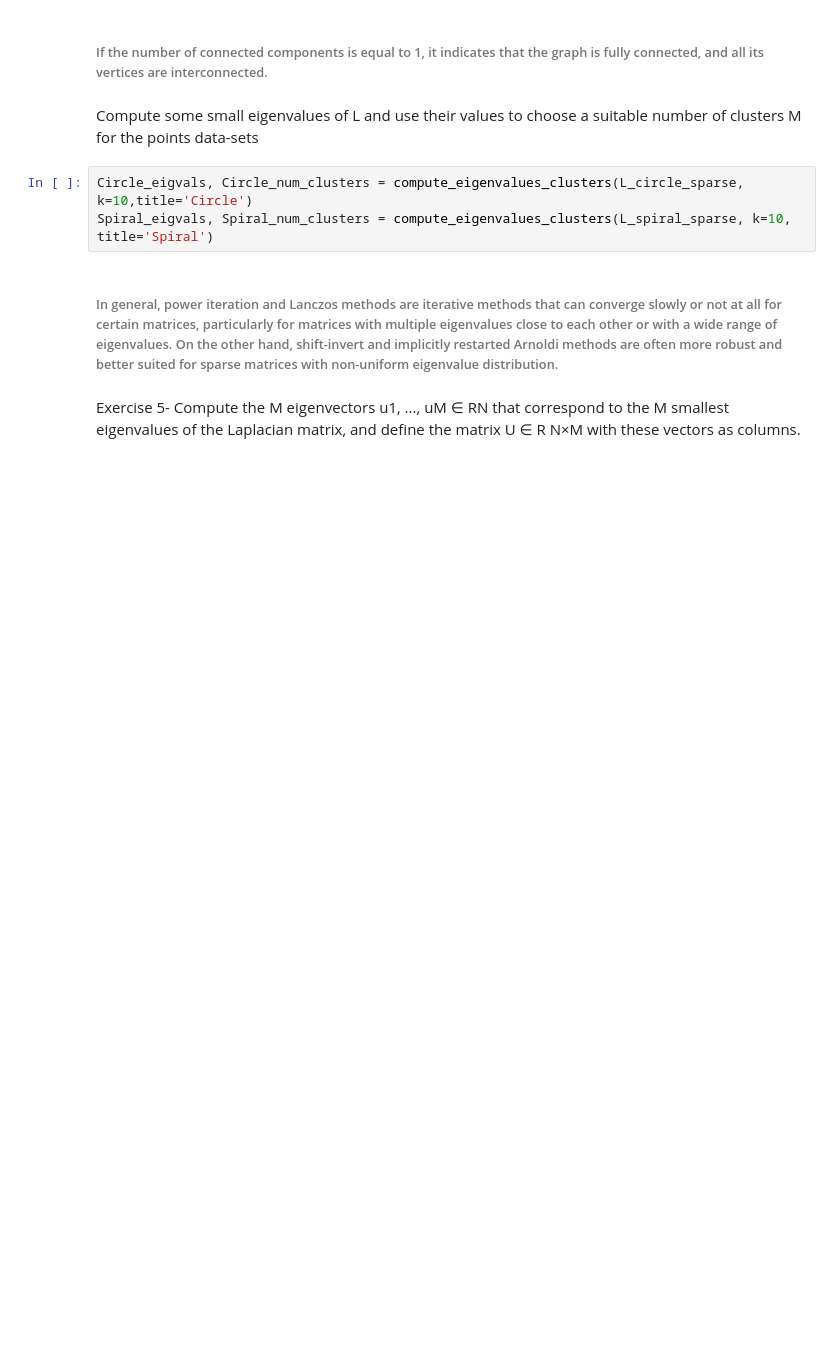
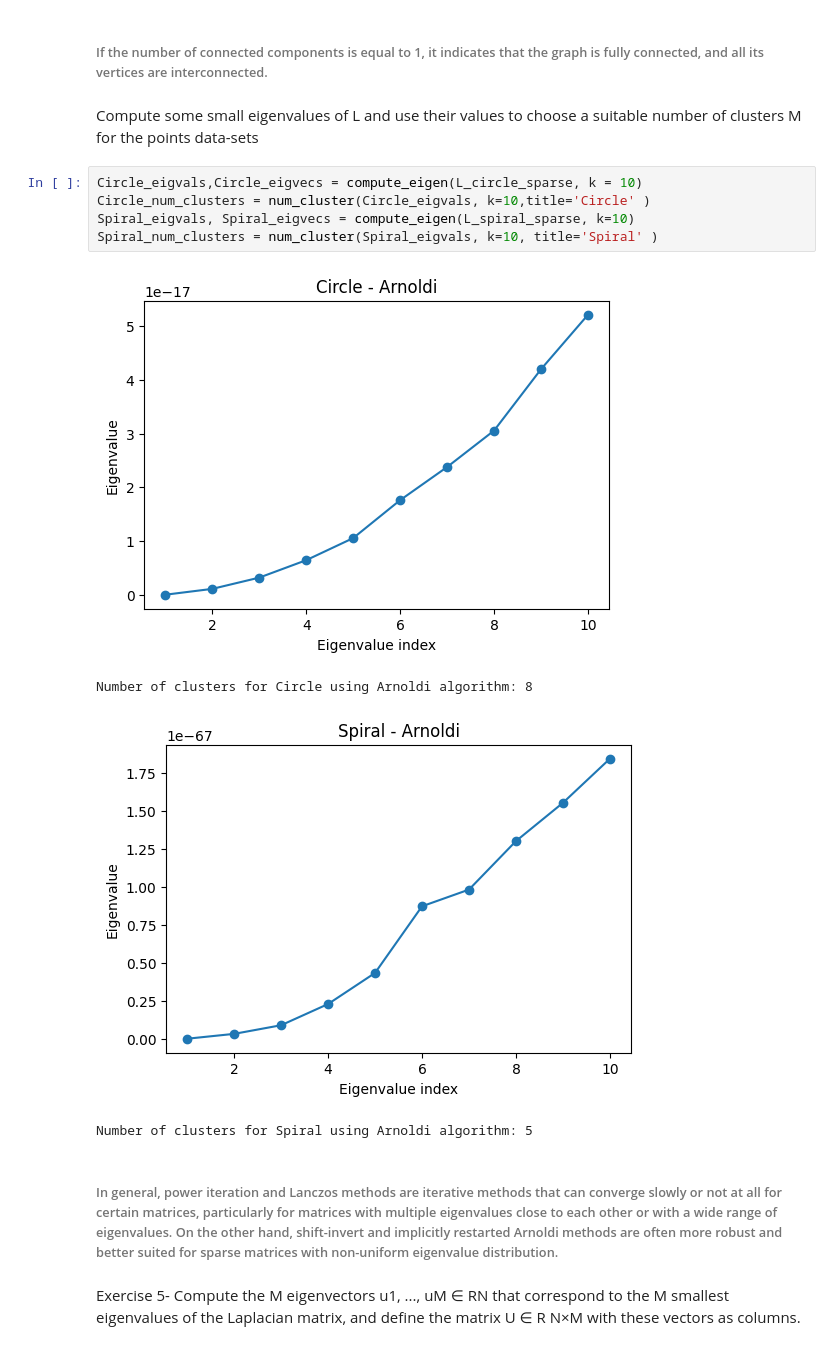
Before and after one commit to codeowlers/SpectralClustering, a Jupyter notebook: main-script.ipynb, the cells around one changed output. Drawn from its saved outputs; the diff is of its cells as text; blank space fills up the shorter version.

```diff
--- a/main-script.ipynb
+++ b/main-script.ipynb
@@ -59,8 +65,15 @@ print("Number of connected components (Spiral): ", spiral_num_components)
  Compute some small eigenvalues of L and use their values to choose a
 suitable number of clusters M for the points data-sets
 # %%
-Circle_eigvals, Circle_num_clusters = compute_eigenvalues_clusters(L_circle_sparse, k=10,title='Circle')
-Spiral_eigvals, Spiral_num_clusters = compute_eigenvalues_clusters(L_spiral_sparse, k=10, title='Spiral')
+Circle_eigvals,Circle_eigvecs = compute_eigen(L_circle_sparse, k = 10)
+Circle_num_clusters = num_cluster(Circle_eigvals, k=10,title='Circle' )
+Spiral_eigvals, Spiral_eigvecs = compute_eigen(L_spiral_sparse, k=10)
+Spiral_num_clusters = num_cluster(Spiral_eigvals, k=10, title='Spiral' )
+# %% [output]
+[figure, added]
+Number of clusters for Circle using Arnoldi algorithm: 8
+[figure, added]
+Number of clusters for Spiral using Arnoldi algorithm: 5
 # %% [markdown]
 ###### In general, power iteration and Lanczos methods are iterative methods that can converge slowly or not at all for certain matrices, particularly for matrices with multiple eigenvalues close to each other or with a wide range of eigenvalues. On the other hand, shift-invert and implicitly restarted Arnoldi methods are often more robust and better suited for sparse matrices with non-uniform eigenvalue distribution.
 # %% [markdown]
```
Also changed, not shown: parts of 3 cells of this notebook, 2 other files.
